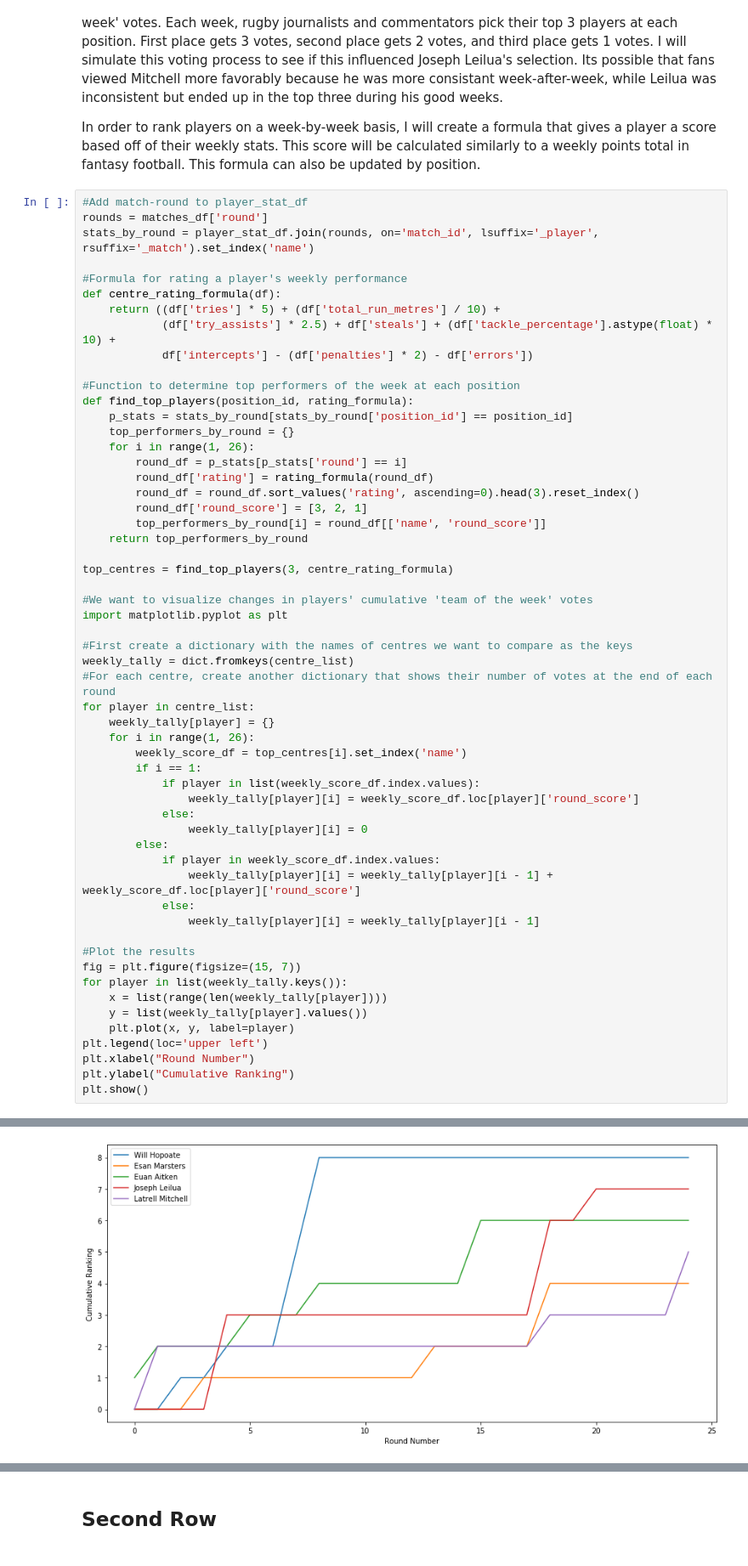
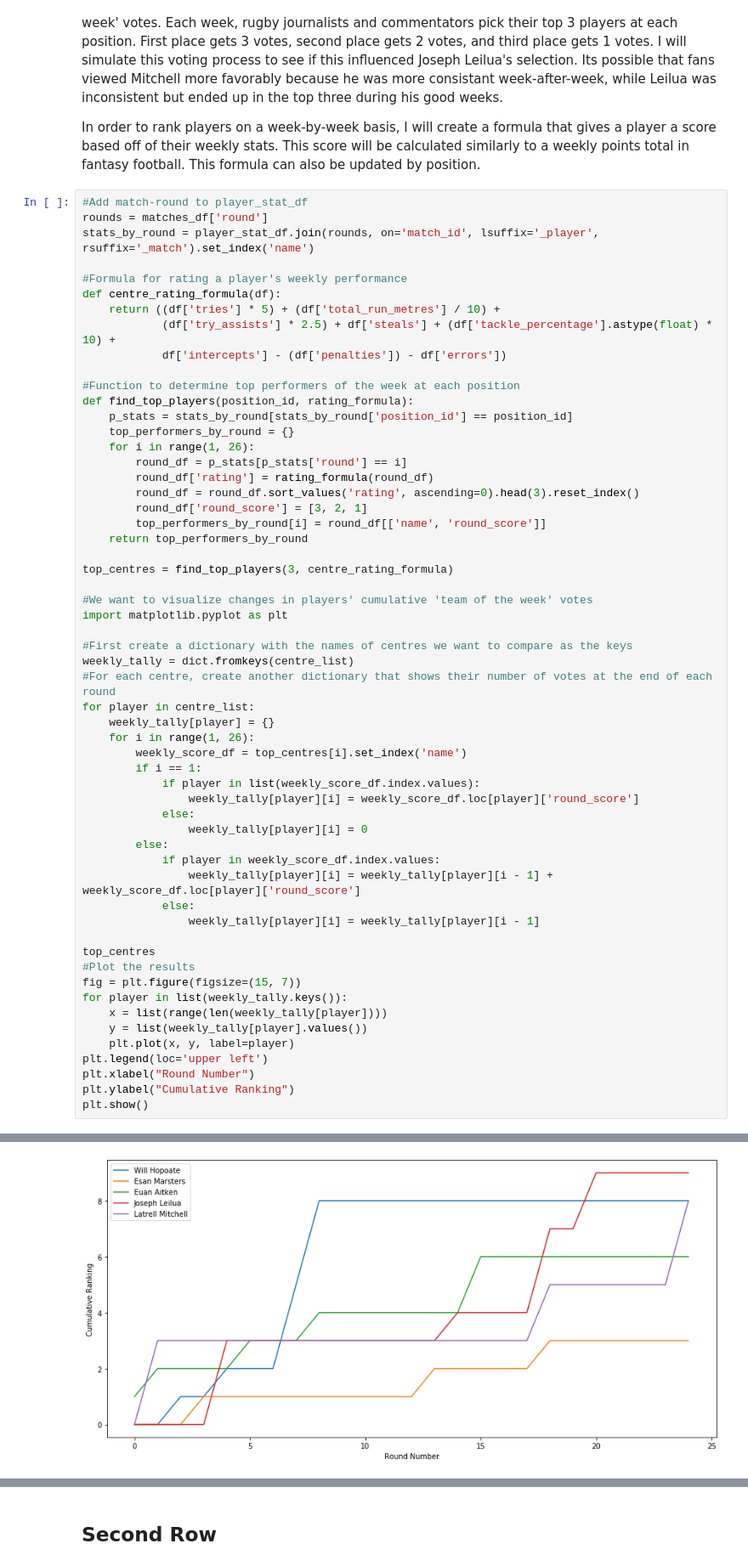
Before and after one commit to njpowers7915/NRL-match-data, a Jupyter notebook: NRL match analysis.ipynb, the cells around one changed output, grey strips where cells are left out. Shown at 85% size. Cells and saved outputs as stored; diff of their text form.

```diff
--- a/NRL match analysis.ipynb
+++ b/NRL match analysis.ipynb
@@ -382,7 +383,7 @@ stats_by_round = player_stat_df.join(rounds, on='match_id', lsuffix='_player', r
 def centre_rating_formula(df):
     return ((df['tries'] * 5) + (df['total_run_metres'] / 10) +
             (df['try_assists'] * 2.5) + df['steals'] + (df['tackle_percentage'].astype(float) * 10) +
-            df['intercepts'] - (df['penalties'] * 2) - df['errors'])
+            df['intercepts'] - (df['penalties']) - df['errors'])
 
 #Function to determine top performers of the week at each position
 def find_top_players(position_id, rating_formula):
@@ -419,33 +420,34 @@ for player in centre_list:
             else:
                 weekly_tally[player][i] = weekly_tally[player][i - 1]
 
+top_centres
 #Plot the results
 fig = plt.figure(figsize=(15, 7))
 for player in list(weekly_tally.keys()):
     x = list(range(len(weekly_tally[player])))
     y = list(weekly_tally[player].values())
     plt.plot(x, y, label=player)
 plt.legend(loc='upper left')
 plt.xlabel("Round Number")
 plt.ylabel("Cumulative Ranking")
 plt.show()
 # %% [output]
 A value is trying to be set on a copy of a slice from a DataFrame.
 Try using .loc[row_indexer,col_indexer] = value instead
 
 See the caveats in the documentation: http://pandas.pydata.org/pandas-docs/stable/indexing.html#indexing-view-versus-copy
 A value is trying to be set on a copy of a slice from a DataFrame.
 Try using .loc[row_indexer,col_indexer] = value instead
 
 See the caveats in the documentation: http://pandas.pydata.org/pandas-docs/stable/indexing.html#indexing-view-versus-copy
 A value is trying to be set on a copy of a slice from a DataFrame.
 Try using .loc[row_indexer,col_indexer] = value instead
 
 See the caveats in the documentation: http://pandas.pydata.org/pandas-docs/stable/indexing.html#indexing-view-versus-copy
 ... (84 lines left out)
 A value is trying to be set on a copy of a slice from a DataFrame.
 Try using .loc[row_indexer,col_indexer] = value instead
 
 See the caveats in the documentation: http://pandas.pydata.org/pandas-docs/stable/indexing.html#indexing-view-versus-copy
-[figure, old version]
+[figure, new version]
 # %% [markdown]
```
Also changed, not shown: parts of 7 cells of this notebook.
